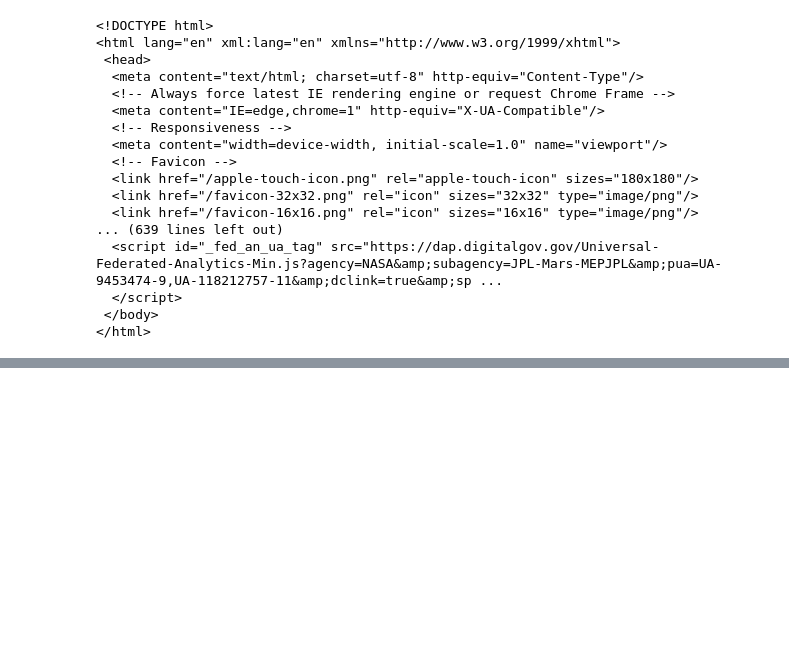
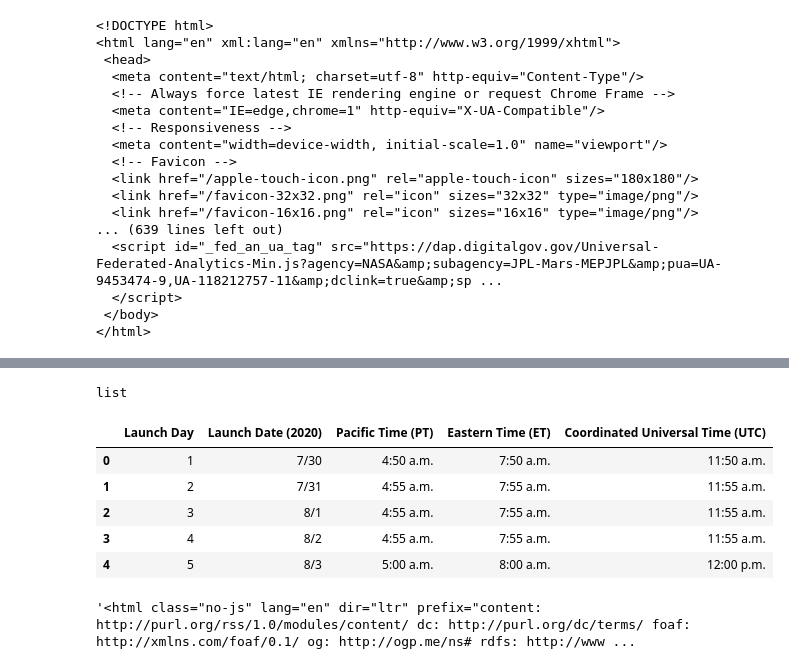
Before and after one commit to jhurley684/12_web_scraping_challenge, a Jupyter notebook: Mission_to_Mars/Mission_To_Mars.ipynb, the cells around one changed output, grey strips where cells are left out. Cells and saved outputs as stored; diff of their text form; code cells hidden in the pictures; blank space fills up the shorter version.

```diff
--- a/Mission_to_Mars/Mission_To_Mars.ipynb
+++ b/Mission_to_Mars/Mission_To_Mars.ipynb
@@ -95,0 +205,7 @@ A new paper finds more radar signals suggesting the presence of subsurface ‘la
+# %%
+# Got to the table web page (Launch Windows)
+url = 'https://mars.nasa.gov/mars2020/timeline/launch/launch-windows/'
+# %%
+# Use pandas to read Launch Windows table
+tables = pd.read_html(url)
+tables
@@ -95,0 +230,22 @@ A new paper finds more radar signals suggesting the presence of subsurface ‘la
+# %%
+# tables is a list
+type(tables)
+# %% [output]
+list
+# %%
+# put tables into a df
+df = tables[0]
+df.head()
+# %% [output]
+|  | Launch Day | Launch Date (2020) | Pacific Time (PT) | Eastern Time (ET) | Coordinated Universal Time (UTC) |
+| 0 | 1 | 7/30 | 4:50 a.m. | 7:50 a.m. | 11:50 a.m. |
+| 1 | 2 | 7/31 | 4:55 a.m. | 7:55 a.m. | 11:55 a.m. |
+| 2 | 3 | 8/1 | 4:55 a.m. | 7:55 a.m. | 11:55 a.m. |
+| 3 | 4 | 8/2 | 4:55 a.m. | 7:55 a.m. | 11:55 a.m. |
+| 4 | 5 | 8/3 | 5:00 a.m. | 8:00 a.m. | 12:00 p.m. |
+# %%
+# Generate HTML from tables dataframe
+html_table = df.to_html()
+html
+# %% [output]
+'<html class="no-js" lang="en" dir="ltr" prefix="content: http://purl.org/rss/1.0/modules/content/ dc: http://purl.org/dc/terms/ foaf: http://xmlns.com/foaf/0.1/ og: http://ogp.me/ns# rdfs: http://www ...
```
Also changed, not shown: parts of 24 cells of this notebook, 1 other file.
